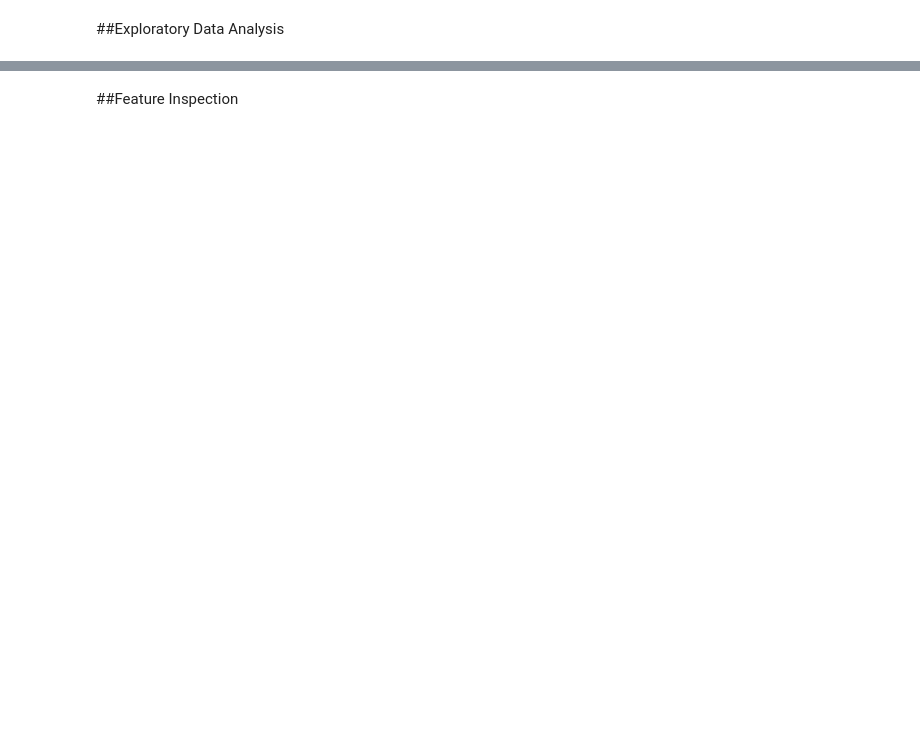
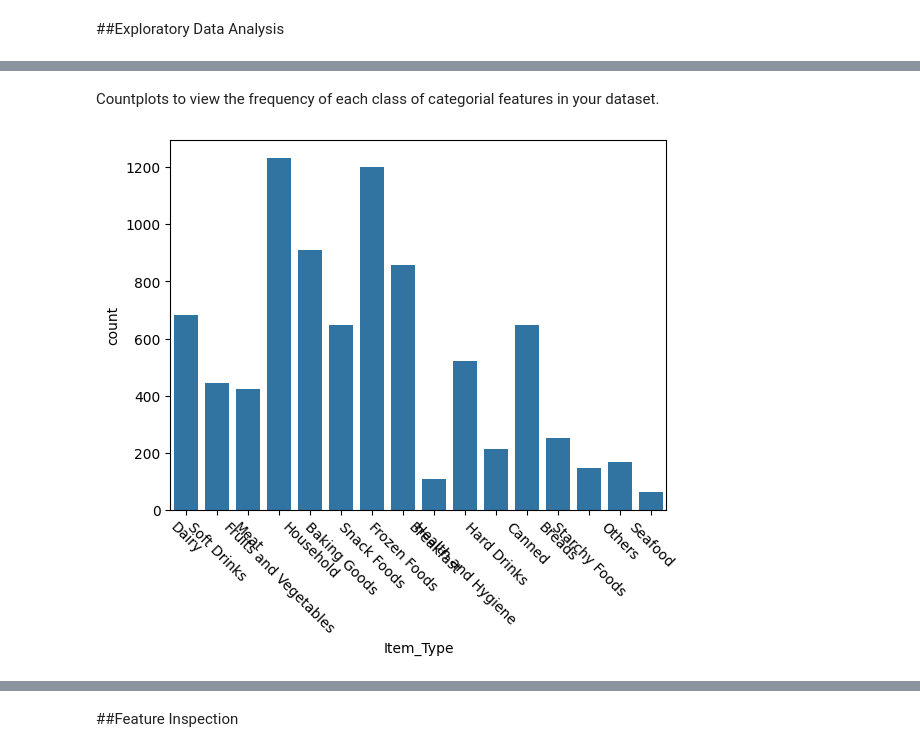
Before and after one commit to shahdabuhassanien/Prediction-of-Product-Sales, a Jupyter notebook: Prediction_of_Product_Sales.ipynb, the cells around one changed output, grey strips where cells are left out. Cells and saved outputs as stored; diff of their text form; code cells hidden in the pictures; blank space fills up the shorter version.

```diff
--- a/Prediction_of_Product_Sales.ipynb
+++ b/Prediction_of_Product_Sales.ipynb
@@ -18,0 +189,6 @@ df.info()
+# %% [markdown]
+Countplots to view the frequency of each class of categorial features in your dataset.
+# %%
+sns.countplot(data=df,x="Item_Type").set_xticklabels(plt.gca().get_xticklabels(),rotation=-45);
+# %% [output]
+[figure, added]
```
Also changed, not shown: parts of 25 cells of this notebook.
